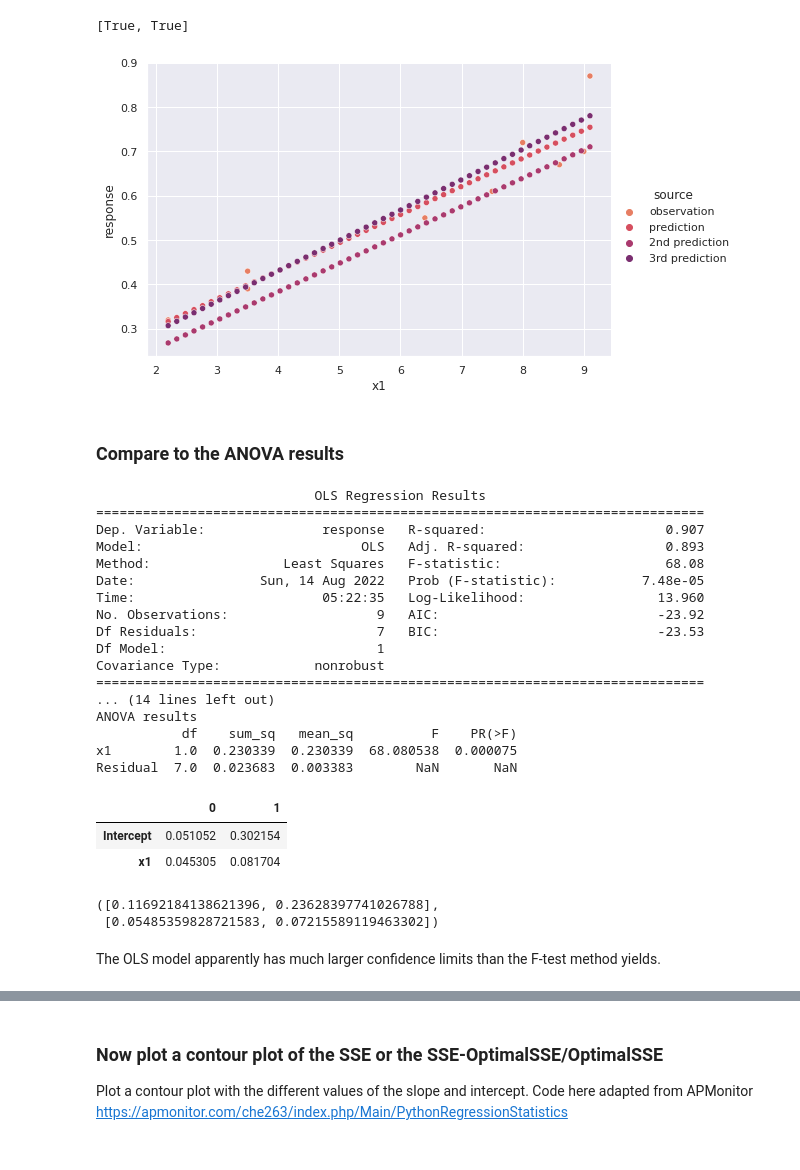
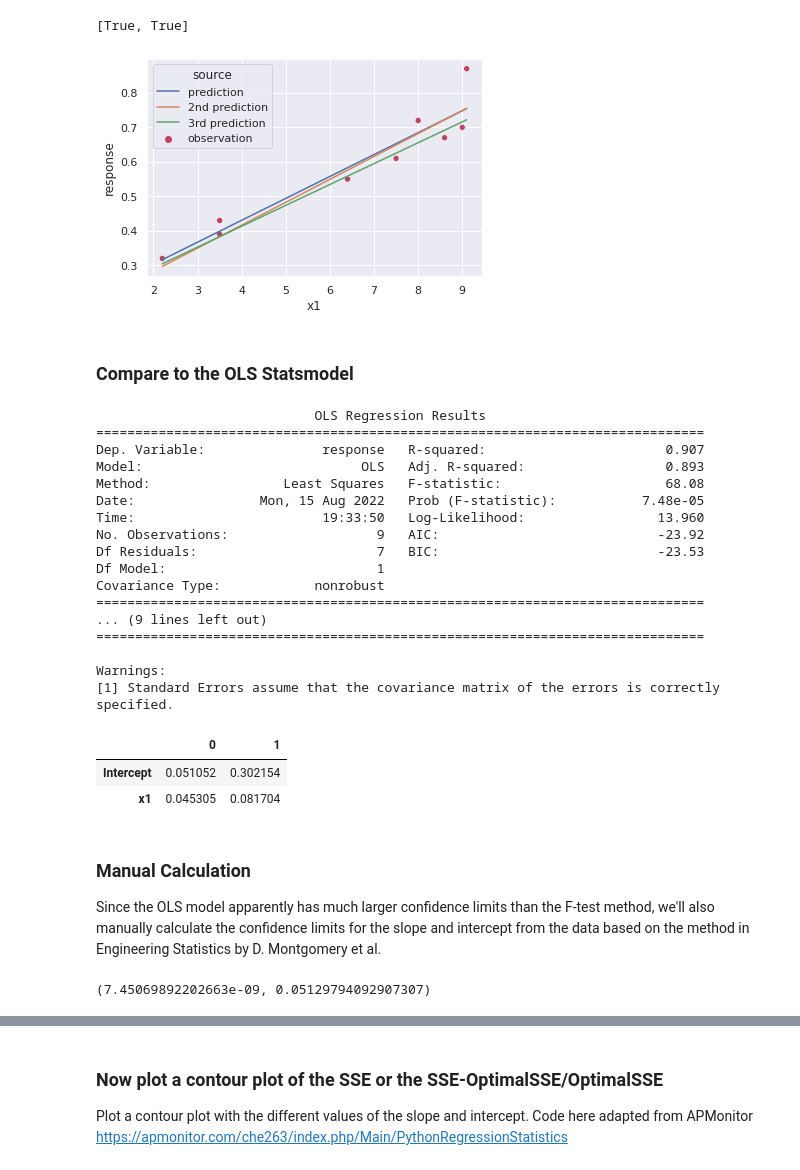
Before and after one commit to clint-bg/tools, a Jupyter notebook: ConfidenceIntervals.ipynb, the cells around one changed output, grey strips where cells are left out. Saved outputs shown, nothing was run; the diff lists cells and outputs as text; code cells hidden in the pictures.

```diff
--- a/ConfidenceIntervals.ipynb
+++ b/ConfidenceIntervals.ipynb
@@ -235,12 +242,15 @@ p3 = pd.DataFrame({'x1':np.linspace(data['x1'].min(),data['x1'].max(),50)})
 p2['response'] = p2['x1']*sps[0] + ips[0]
 p3['response'] = p3['x1']*sps[1] + ips[1]
 p2['source'] = '2nd prediction'; p3['source'] = '3rd prediction'
-p = sns.relplot(x='x1',y='response',hue='source',palette='flare',data=pd.concat([data,prediction,p2,p3]),aspect=15/10);
-plt.show()
-# %% [output]
-[figure, removed]
+# %%
+fig, ax = plt.subplots()
+p = sns.scatterplot(x='x1',y='response',hue='source',palette='flare',data=data,ax=ax);
+p = sns.lineplot(x='x1',y='response',hue='source',data=pd.concat([prediction,p2,p3],ignore_index=True),ax=ax)
+plt.show()
+# %% [output]
+[figure, added]
 # %% [markdown]
-### Compare to the ANOVA results
+### Compare to the OLS Statsmodel
 # %%
 # For statistics. Requires statsmodels 5.0 or more
 from statsmodels.formula.api import ols
@@ -249,43 +259,32 @@ from statsmodels.stats.anova import anova_lm
 # %%
 # Fit the model
 model = ols("response ~ x1", data).fit()
-
-# Print the summary
 print(model.summary())
-
 # Peform analysis of variance on fitted linear model
-anova_results = anova_lm(model)
-
-print('\nANOVA results')
-print(anova_results)
+#anova_results = anova_lm(model)
+#print('\nANOVA results')
+#print(anova_results)
 # %% [output]
                             OLS Regression Results
 ==============================================================================
 Dep. Variable:               response   R-squared:                       0.907
 Model:                            OLS   Adj. R-squared:                  0.893
 Method:                 Least Squares   F-statistic:                     68.08
-Date:                Sun, 14 Aug 2022   Prob (F-statistic):           7.48e-05
-Time:                        05:22:35   Log-Likelihood:                 13.960
+Date:                Mon, 15 Aug 2022   Prob (F-statistic):           7.48e-05
+Time:                        19:33:50   Log-Likelihood:                 13.960
 No. Observations:                   9   AIC:                            -23.92
 Df Residuals:                       7   BIC:                            -23.53
 Df Model:                           1
 Covariance Type:            nonrobust
 ==============================================================================
-... (14 lines left out)
-ANOVA results
-           df    sum_sq   mean_sq          F    PR(>F)
-x1        1.0  0.230339  0.230339  68.080538  0.000075
-Residual  7.0  0.023683  0.003383        NaN       NaN
+... (9 lines left out)
+==============================================================================
+
+Warnings:
+[1] Standard Errors assume that the covariance matrix of the errors is correctly specified.
 # %%
 model.conf_int() #confidence interval with the statsmodel, ols method
 # %% [output]
 |  | 0 | 1 |
 | Intercept | 0.051052 | 0.302154 |
 | x1 | 0.045305 | 0.081704 |
-# %%
-minmax_b,minmax_m #confidence limits with the F-test for the intercept and slope
-# %% [output]
-([0.11692184138621396, 0.23628397741026788],
- [0.05485359828721583, 0.07215589119463302])
-# %% [markdown]
-The OLS model apparently has much larger confidence limits than the F-test method yields.
@@ -291,0 +297,9 @@ The OLS model apparently has much larger confidence limits than the F-test metho
+# %% [markdown]
+### Manual Calculation
+Since the OLS model apparently has much larger confidence limits than the F-test method, we'll also manually calculate the confidence limits for the slope and intercept from the data based on the method in Engineering Statistics by D. Montgomery et al.
+# %%
+#First calcualte the errors to evaluate how standard or normal they are.
+error = data['response'] - (data['x1']*optparametervals[1] + optparametervals[0])
+np.mean(error),np.std(error)
+# %% [output]
+(7.45069892202663e-09, 0.05129794092907307)
```
Also changed, not shown: parts of 17 cells of this notebook.
